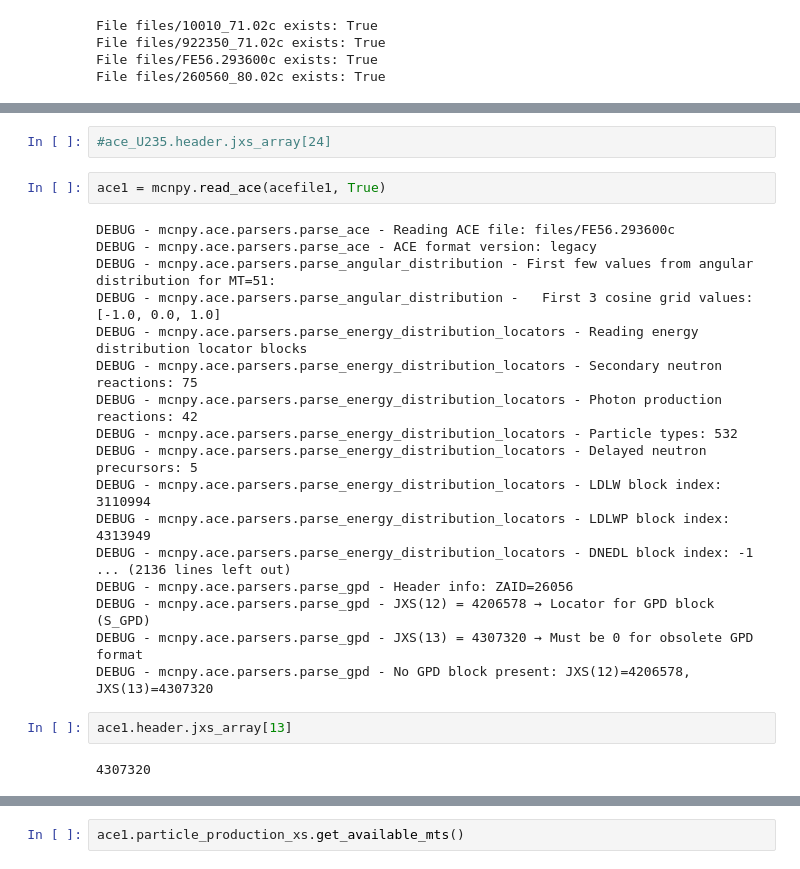
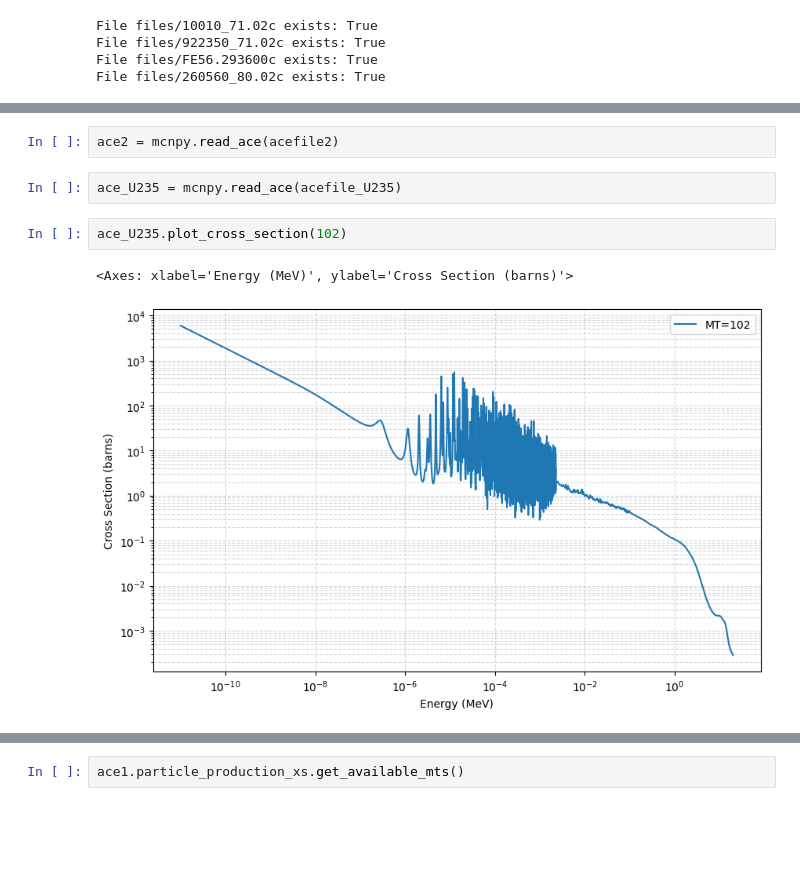
Before and after one commit to monleon96/kika, a Jupyter notebook: mcnpy/ace/test.ipynb, the cells around one changed output, grey strips where cells are left out. Drawn from its saved outputs; the diff is of its cells as text; blank space fills up the shorter version.

```diff
--- a/mcnpy/ace/test.ipynb
+++ b/mcnpy/ace/test.ipynb
@@ -31,26 +28,9 @@ print((loc)/4+13-0.25)
-# %%
-#ace_U235.header.jxs_array[24]
-# %%
-ace1 = mcnpy.read_ace(acefile1, True)
-# %% [output]
-DEBUG - mcnpy.ace.parsers.parse_ace - Reading ACE file: files/FE56.293600c
-DEBUG - mcnpy.ace.parsers.parse_ace - ACE format version: legacy
-DEBUG - mcnpy.ace.parsers.parse_angular_distribution - First few values from angular distribution for MT=51:
-DEBUG - mcnpy.ace.parsers.parse_angular_distribution -   First 3 cosine grid values: [-1.0, 0.0, 1.0]
-DEBUG - mcnpy.ace.parsers.parse_energy_distribution_locators - Reading energy distribution locator blocks
-DEBUG - mcnpy.ace.parsers.parse_energy_distribution_locators - Secondary neutron reactions: 75
-DEBUG - mcnpy.ace.parsers.parse_energy_distribution_locators - Photon production reactions: 42
-DEBUG - mcnpy.ace.parsers.parse_energy_distribution_locators - Particle types: 532
-DEBUG - mcnpy.ace.parsers.parse_energy_distribution_locators - Delayed neutron precursors: 5
-DEBUG - mcnpy.ace.parsers.parse_energy_distribution_locators - LDLW block index: 3110994
-DEBUG - mcnpy.ace.parsers.parse_energy_distribution_locators - LDLWP block index: 4313949
-DEBUG - mcnpy.ace.parsers.parse_energy_distribution_locators - DNEDL block index: -1
-... (2136 lines left out)
-DEBUG - mcnpy.ace.parsers.parse_gpd - Header info: ZAID=26056
-DEBUG - mcnpy.ace.parsers.parse_gpd - JXS(12) = 4206578 → Locator for GPD block (S_GPD)
-DEBUG - mcnpy.ace.parsers.parse_gpd - JXS(13) = 4307320 → Must be 0 for obsolete GPD format
-DEBUG - mcnpy.ace.parsers.parse_gpd - No GPD block present: JXS(12)=4206578, JXS(13)=4307320
-# %%
-ace1.header.jxs_array[13]
-# %% [output]
-4307320
+# %%
+ace2 = mcnpy.read_ace(acefile2)
+# %%
+ace_U235 = mcnpy.read_ace(acefile_U235)
+# %%
+ace_U235.plot_cross_section(102)
+# %% [output]
+<Axes: xlabel='Energy (MeV)', ylabel='Cross Section (barns)'>
+[figure, added]
```
Also changed, not shown: parts of 14 cells of this notebook, 57 other files.
